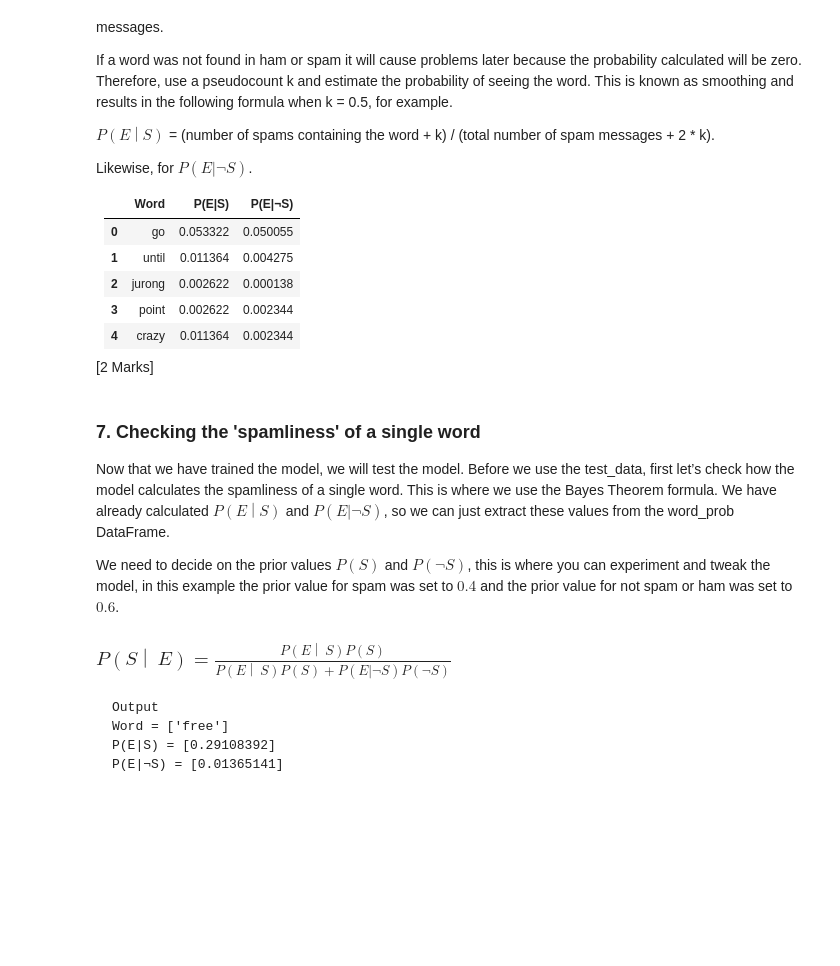
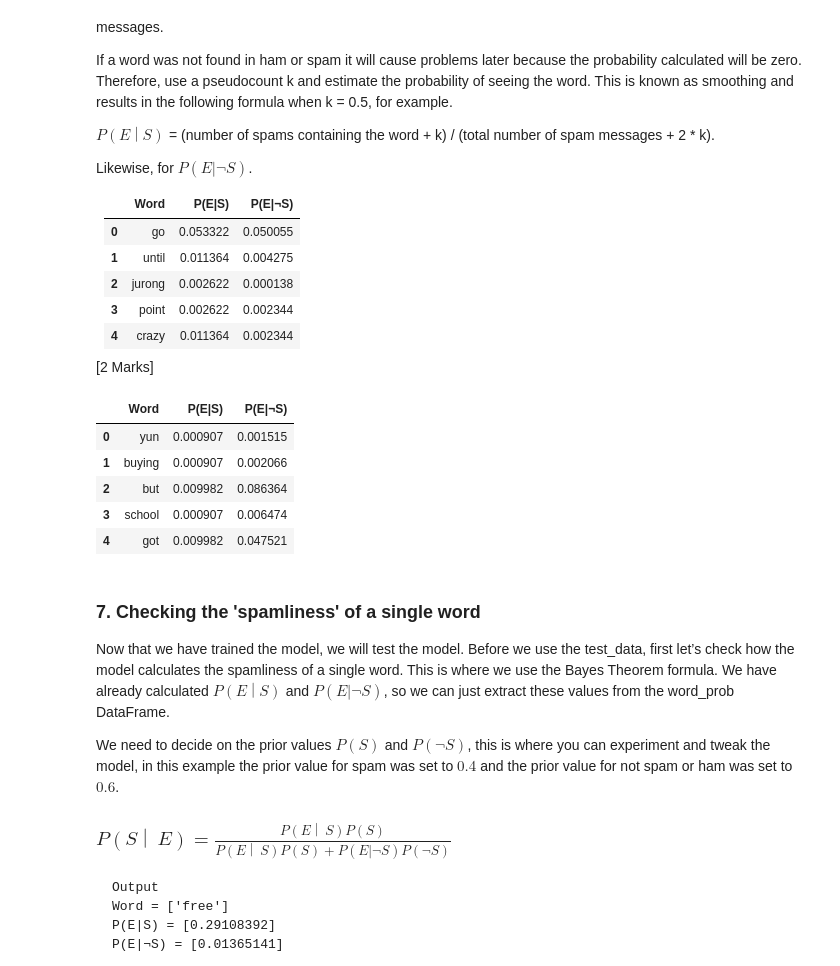
Before and after one commit to gurneetbhatia/Data-Science-Coursework-2, a Jupyter notebook: lab05_spam_filter_student(3).ipynb, the cells around one changed output. Drawn from its saved outputs; the diff is of its cells as text; code cells hidden in the pictures; blank space fills up the shorter version.

```diff
--- a/lab05_spam_filter_student(3).ipynb
+++ b/lab05_spam_filter_student(3).ipynb
@@ -217,19 +222,6 @@ test_data = clean.tail(test_size)
 </table>
 <p>[2 Marks]</p>
 # %%
-# frequencies = {'ham': {}, 'spam': {}}
-# for (index, row) in train_data.iterrows():
-#     for word in row['Message'].split(' '):
-#         if word not in frequencies[row['Category']]:
-#             frequencies[row['Category']][word] = 0
-#         frequencies[row['Category']][word] += 1
-# keys = ['ham', 'spam']
-# larger_key = 'ham' if len(frequencies['ham']) > len(frequencies['spam']) else 'spam'
-# keys.remove(larger_key)
-# smaller_key = keys[0]
-# data = {}
-# for word in frequencies[larger_key]:
-
 frequencies = {}# {word: {'spam': spam_val, 'ham': ham_val}}
 for (index, row) in train_data.iterrows():
     for word in row['Message'].split(' '):
@@ -239,4 +231,5 @@ for (index, row) in train_data.iterrows():
 data = []
 for (key, val) in frequencies.items():
     data.append([key, val['spam'], val['ham']])
-df = pd.DataFrame.from_records(data, columns=['Word', '#Spam', '#Ham'])
+word_freq = pd.DataFrame.from_records(data, columns=['Word', '#Spam', '#Ham'])
+word_freq.head(3)
@@ -297,6 +317,26 @@ df = pd.DataFrame.from_records(data, columns=['Word', '#Spam', '#Ham'])
   </tbody>
 </table>
 </p>[2 Marks]</p>
+# %%
+k = 0.5
+spam_count = train_data.Category.str.count("spam").sum()
+ham_count = train_data.Category.str.count("ham").sum()
+word_prob_data = []
+for (index, row) in word_freq.iterrows():
+    # P(E|S)
+    es = (row['#Spam'] + k)/(spam_count + 2 * k)
+    # P(E|~S)
+    ens = (row['#Ham'] + k)/(ham_count + 2 * k)
+    word_prob_data.append([row['Word'], es, ens])
+word_prob = pd.DataFrame.from_records(word_prob_data, columns=['Word', 'P(E|S)', 'P(E|¬S)'])
+word_prob.head(5)
+# %% [output]
+|  | Word | P(E|S) | P(E|¬S) |
+| 0 | yun | 0.000907 | 0.001515 |
+| 1 | buying | 0.000907 | 0.002066 |
+| 2 | but | 0.009982 | 0.086364 |
+| 3 | school | 0.000907 | 0.006474 |
+| 4 | got | 0.009982 | 0.047521 |
 # %% [markdown]
 <h3>7. Checking the 'spamliness' of a single word</h3>
 <p>Now that we have trained the model, we will test the model.  Before we use the test_data, first let’s check how the model calculates the spamliness of a single word.  This is where we use the Bayes Theorem formula.  We have already calculated $P\left(E\middle| S\right)$ and $P\left(E|\lnot S\right)$, so we can just extract these values from the word_prob DataFrame.</p>
```
Also changed, not shown: parts of 6 cells of this notebook.
